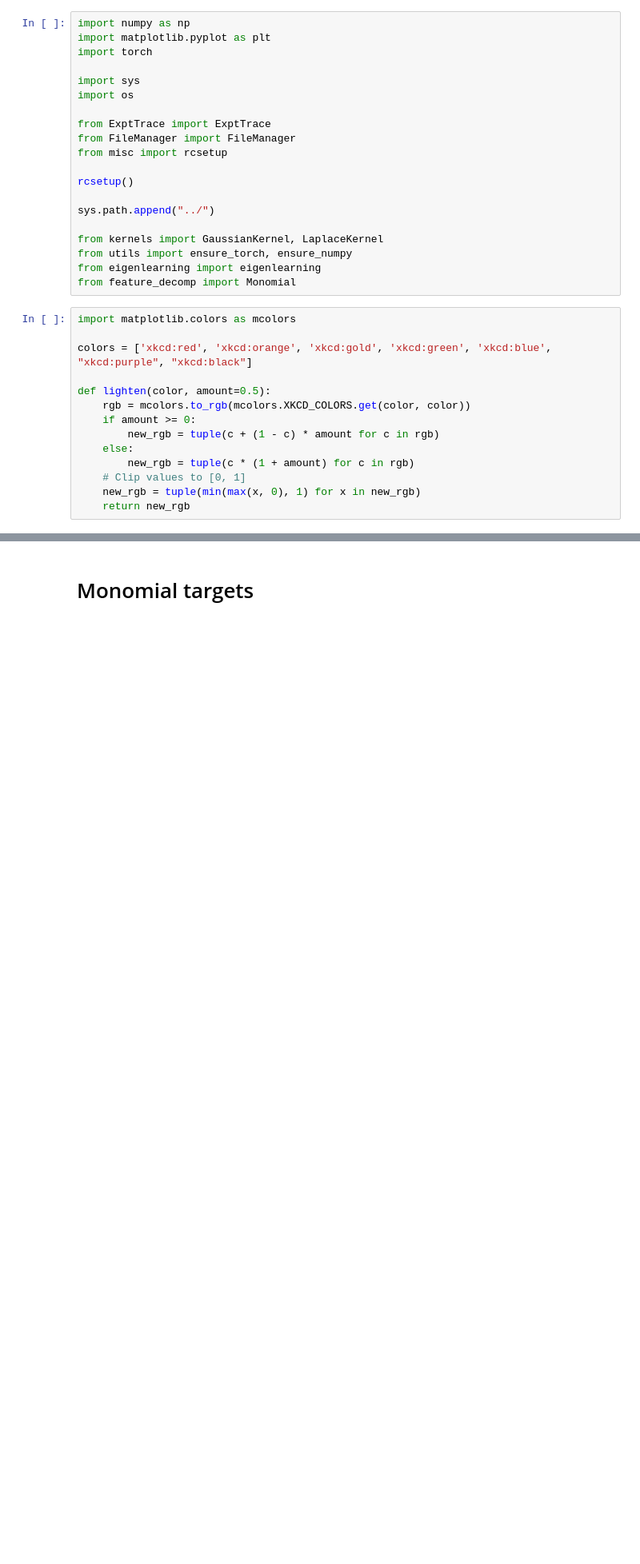
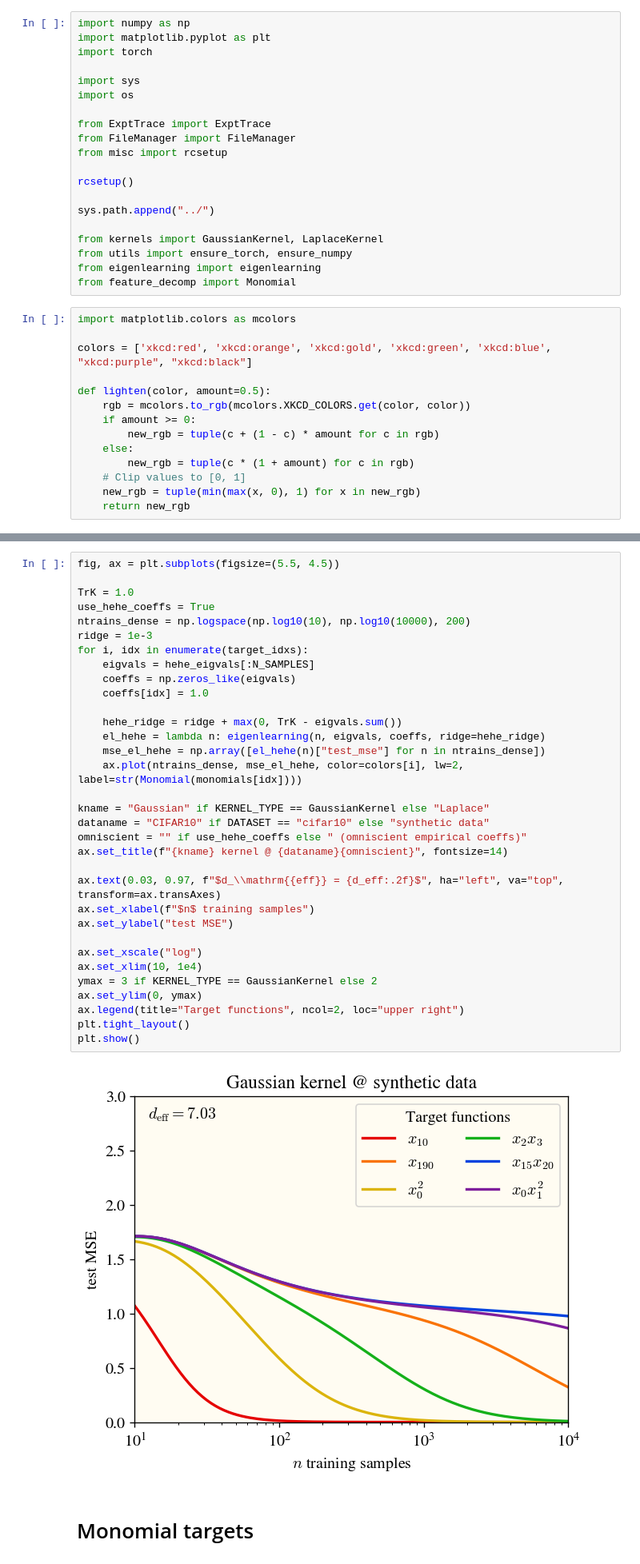
Before and after one commit to james-simon/feature_recombination, a Jupyter notebook: notebooks/learning-curves.ipynb, the cells around one changed output, grey strips where cells are left out. Shown at 80% size. Cells and saved outputs as stored; diff of their text form; blank space fills up the shorter version.

```diff
--- a/notebooks/learning-curves.ipynb
+++ b/notebooks/learning-curves.ipynb
@@ -35,3 +106,38 @@ def lighten(color, amount=0.5):
+# %%
+fig, ax = plt.subplots(figsize=(5.5, 4.5))
+
+TrK = 1.0
+use_hehe_coeffs = True
+ntrains_dense = np.logspace(np.log10(10), np.log10(10000), 200)
+ridge = 1e-3
+for i, idx in enumerate(target_idxs):
+    eigvals = hehe_eigvals[:N_SAMPLES]
+    coeffs = np.zeros_like(eigvals)
+    coeffs[idx] = 1.0
+
+    hehe_ridge = ridge + max(0, TrK - eigvals.sum())
+    el_hehe = lambda n: eigenlearning(n, eigvals, coeffs, ridge=hehe_ridge)
+    mse_el_hehe = np.array([el_hehe(n)["test_mse"] for n in ntrains_dense])
+    ax.plot(ntrains_dense, mse_el_hehe, color=colors[i], lw=2, label=str(Monomial(monomials[idx])))
+
+kname = "Gaussian" if KERNEL_TYPE == GaussianKernel else "Laplace"
+dataname = "CIFAR10" if DATASET == "cifar10" else "synthetic data"
+omniscient = "" if use_hehe_coeffs else " (omniscient empirical coeffs)"
+ax.set_title(f"{kname} kernel @ {dataname}{omniscient}", fontsize=14)
+
+ax.text(0.03, 0.97, f"$d_\\mathrm{{eff}} = {d_eff:.2f}$", ha="left", va="top", transform=ax.transAxes)
+ax.set_xlabel(f"$n$ training samples")
+ax.set_ylabel("test MSE")
+
+ax.set_xscale("log")
+ax.set_xlim(10, 1e4)
+ymax = 3 if KERNEL_TYPE == GaussianKernel else 2
+ax.set_ylim(0, ymax)
+ax.legend(title="Target functions", ncol=2, loc="upper right")
+plt.tight_layout()
+plt.show()
+# %% [output]
+[figure, added]
 # %% [markdown]
 # Monomial targets
 # %%
```
Also changed, not shown: parts of 10 cells of this notebook, 1 other file.
